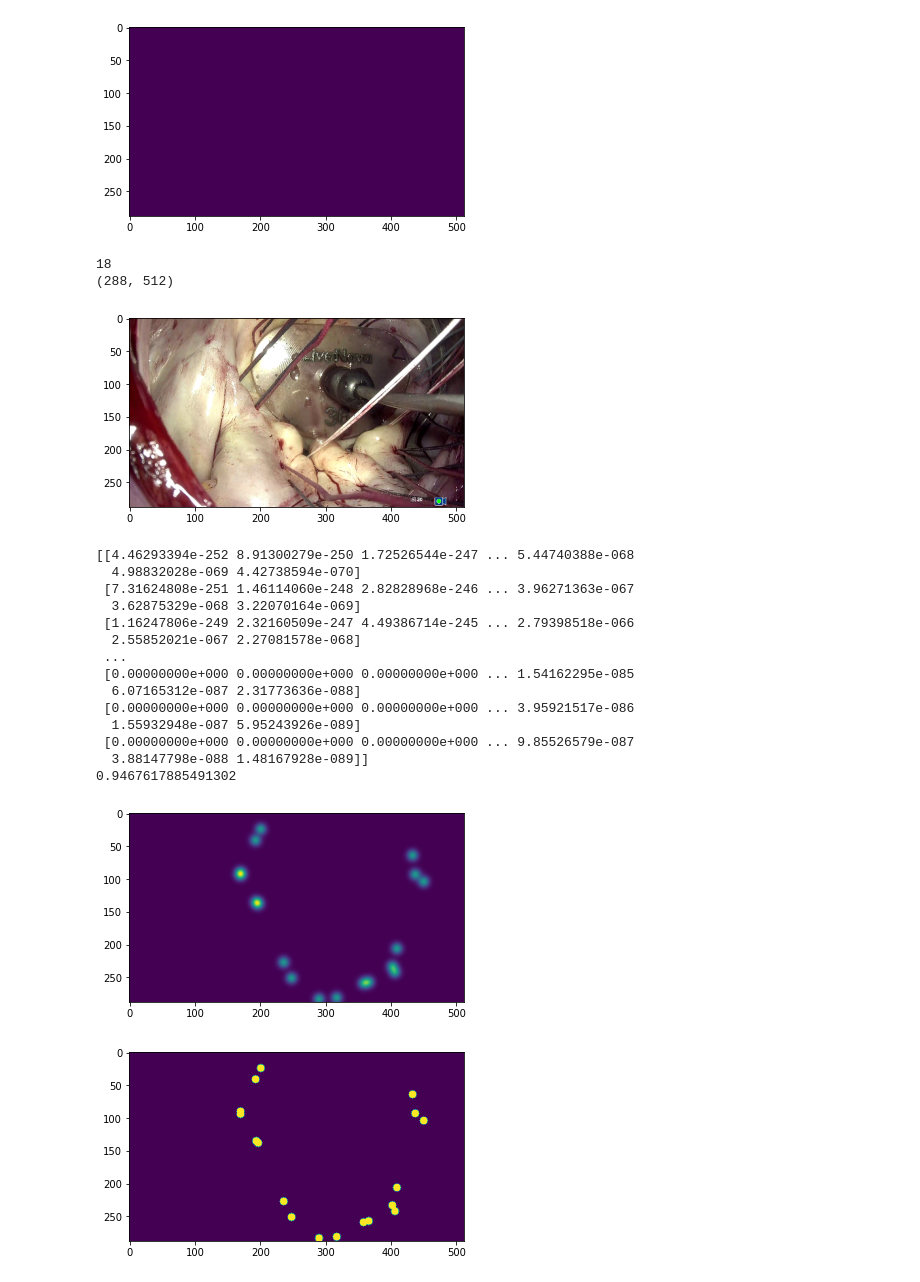
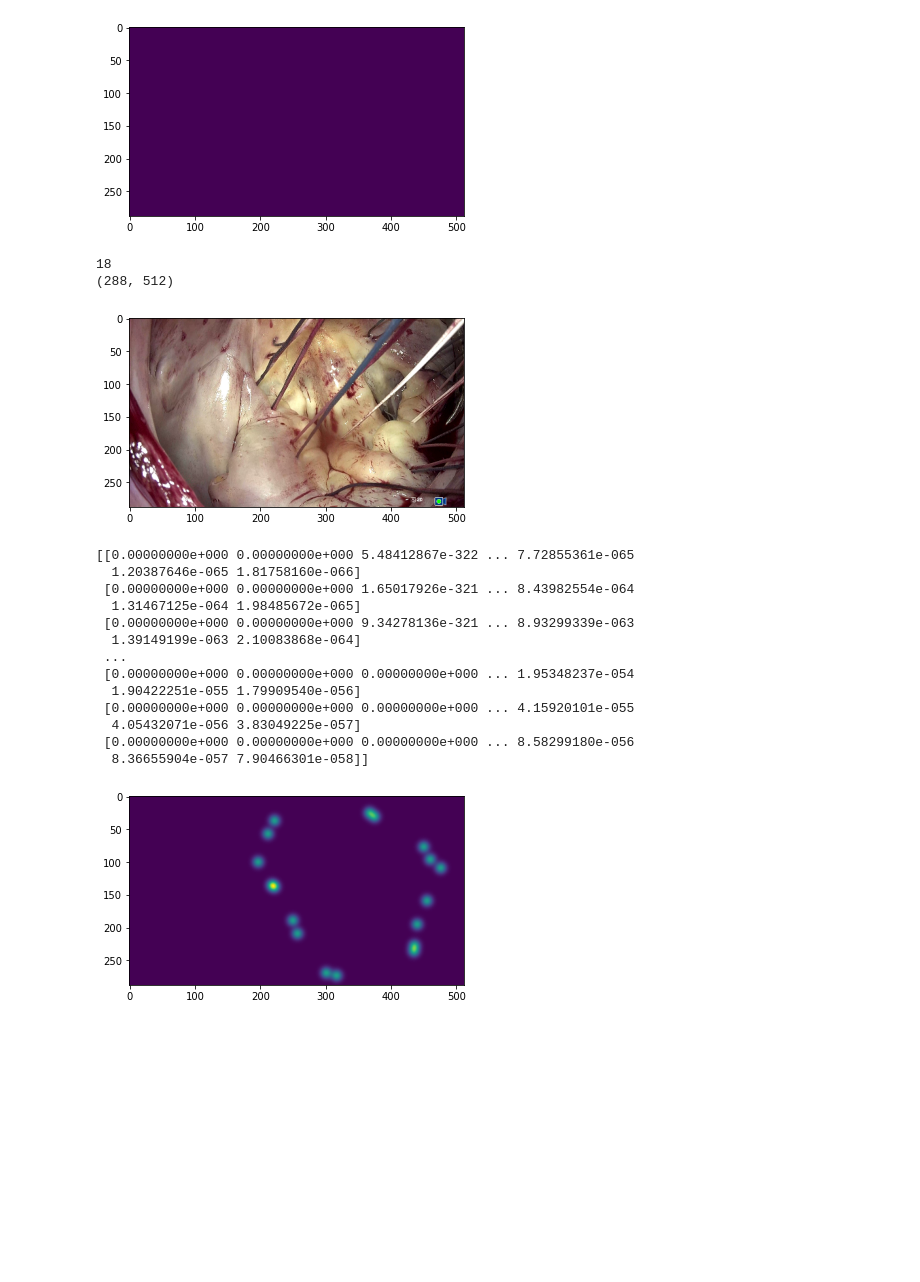
Before and after one commit to nekomiao123/medical, a Jupyter notebook: Baseline.ipynb, the cells around one changed output. Drawn from its saved outputs; the diff is of its cells as text; code cells hidden in the pictures; blank space fills up the shorter version.

```diff
--- a/Baseline.ipynb
+++ b/Baseline.ipynb
@@ -281,44 +281,38 @@ plt.show()
 # %%
 from PIL import Image
 import os
-base_path = "./Traindata/aicm11/Ch1_008_CH001_V"
 
-image_path = os.path.join(base_path, "images/OR_000105.png")
+base_path = "./Traindata/aicm11/Ch1_008_CH001_V/"
+
+image_path = os.path.join(base_path, "images/OR_000000.png")
 realimg = Image.open(image_path)
-label_path = os.path.join(base_path, "point_labels/OR_000105.json")
+label_path = os.path.join(base_path, "point_labels/OR_000000.json")
 
 img = heatmap_generator(label_path)
 img2 = label2mask(label_path)
 
 print(img.shape)
 plt.imshow(realimg); plt.show()
 
 plt.imshow(img)
 print(img)
-print(img[94][170])
-plt.savefig('./pic/heatmap.png')
+plt.savefig('./pic/intra_heatmap.png')
 plt.show()
-
-plt.imshow(img2)
-plt.savefig('./pic/labelmap.png')
-plt.show()
 # %% [output]
 18
 (288, 512)
-[figure, old version]
+[figure, new version]
-[[4.46293394e-252 8.91300279e-250 1.72526544e-247 ... 5.44740388e-068
-  4.98832028e-069 4.42738594e-070]
- [7.31624808e-251 1.46114060e-248 2.82828968e-246 ... 3.96271363e-067
-  3.62875329e-068 3.22070164e-069]
- [1.16247806e-249 2.32160509e-247 4.49386714e-245 ... 2.79398518e-066
-  2.55852021e-067 2.27081578e-068]
+[[0.00000000e+000 0.00000000e+000 5.48412867e-322 ... 7.72855361e-065
+  1.20387646e-065 1.81758160e-066]
+ [0.00000000e+000 0.00000000e+000 1.65017926e-321 ... 8.43982554e-064
+  1.31467125e-064 1.98485672e-065]
+ [0.00000000e+000 0.00000000e+000 9.34278136e-321 ... 8.93299339e-063
+  1.39149199e-063 2.10083868e-064]
  ...
- [0.00000000e+000 0.00000000e+000 0.00000000e+000 ... 1.54162295e-085
-  6.07165312e-087 2.31773636e-088]
- [0.00000000e+000 0.00000000e+000 0.00000000e+000 ... 3.95921517e-086
-  1.55932948e-087 5.95243926e-089]
- [0.00000000e+000 0.00000000e+000 0.00000000e+000 ... 9.85526579e-087
-  3.88147798e-088 1.48167928e-089]]
-0.9467617885491302
+ [0.00000000e+000 0.00000000e+000 0.00000000e+000 ... 1.95348237e-054
+  1.90422251e-055 1.79909540e-056]
+ [0.00000000e+000 0.00000000e+000 0.00000000e+000 ... 4.15920101e-055
+  4.05432071e-056 3.83049225e-057]
+ [0.00000000e+000 0.00000000e+000 0.00000000e+000 ... 8.58299180e-056
+  8.36655904e-057 7.90466301e-058]]
-[figure, old version]
+[figure, new version]
-[figure, removed]
```
Also changed, not shown: 7 other files.
